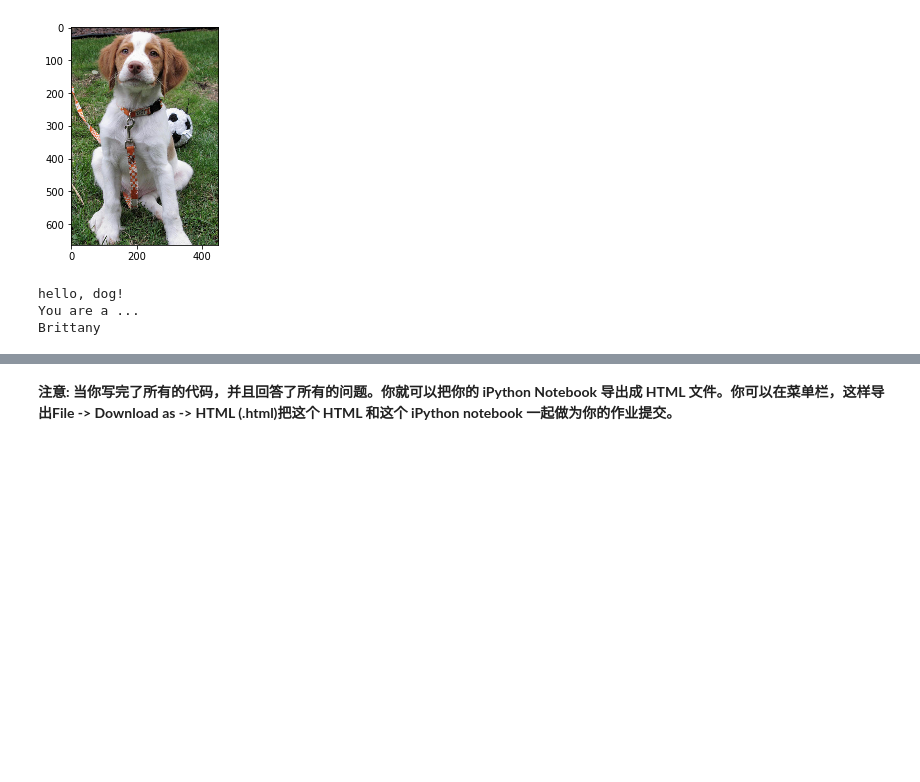
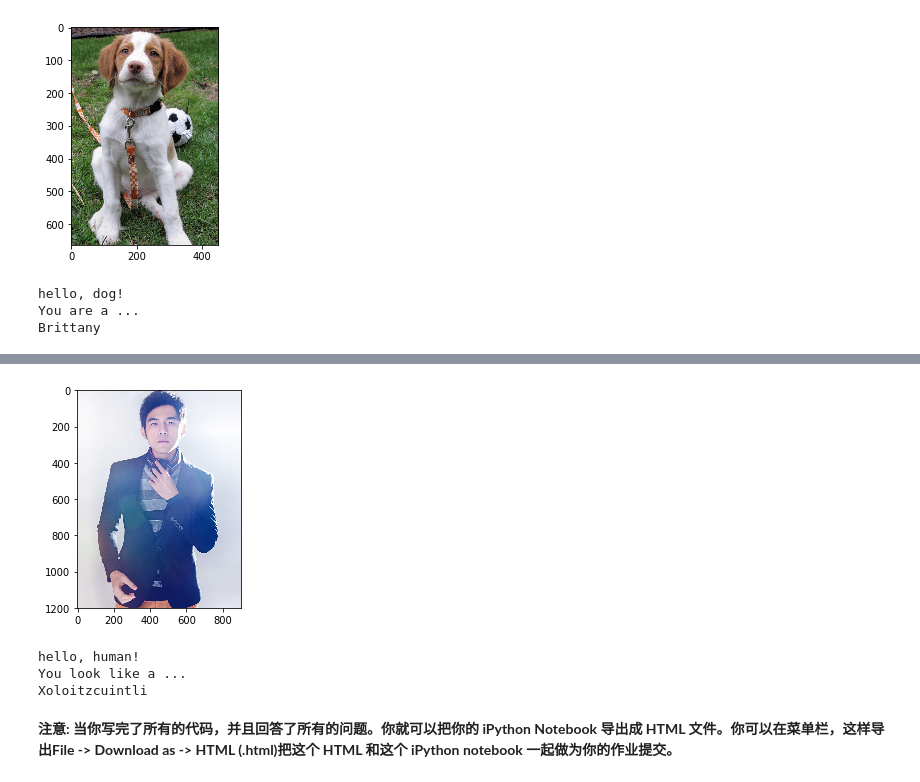
Before and after one commit to stoneboy100200/dog_project, a Jupyter notebook: dog_app.ipynb, the cells around one changed output, grey strips where cells are left out. Drawn from its saved outputs; the diff is of its cells as text; code cells hidden in the pictures; blank space fills up the shorter version.

```diff
--- a/dog_app.ipynb
+++ b/dog_app.ipynb
@@ -869,2 +872,9 @@ Brittany
+# %%
+MyPredict('images/zhoujielun.jpg')
+# %% [output]
+[figure, added]
+hello, human!
+You look like a ...
+Xoloitzcuintli
 # %% [markdown]
 **注意: 当你写完了所有的代码，并且回答了所有的问题。你就可以把你的 iPython Notebook 导出成 HTML 文件。你可以在菜单栏，这样导出File -> Download as -> HTML (.html)把这个 HTML 和这个 iPython notebook 一起做为你的作业提交。**
```
Also changed, not shown: parts of 14 cells of this notebook, 1 other file.
